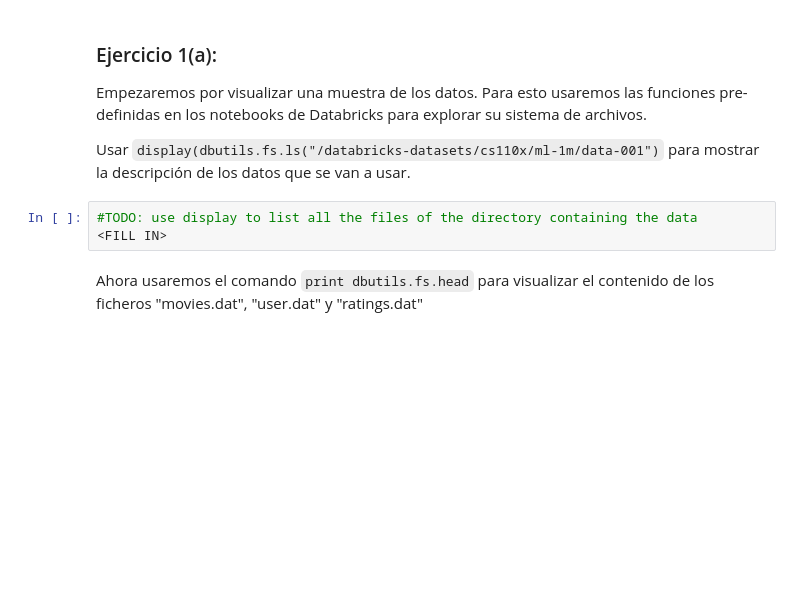
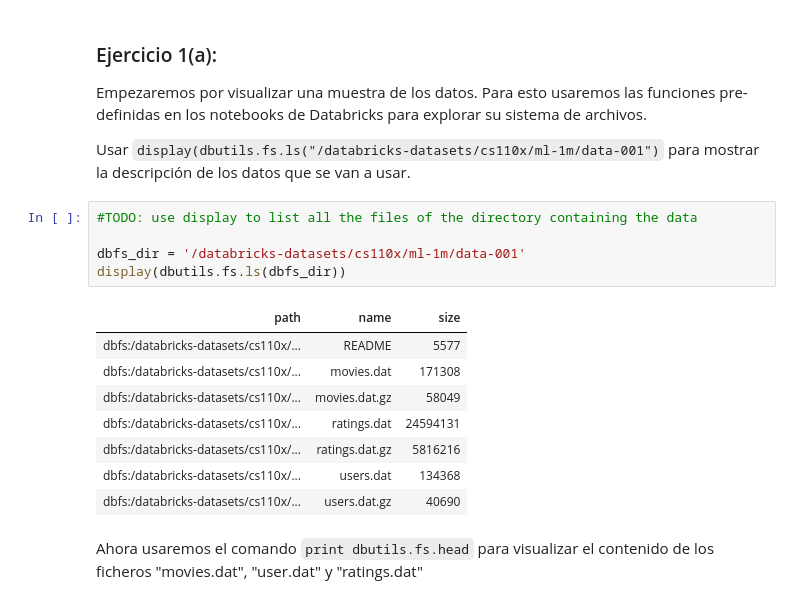
Before and after one commit to fernandoabcampos/big-data, a Jupyter notebook: PEC4/M2.858.PAC4_Clustering.ipynb, the cells around one changed output. Cells and saved outputs as stored; diff of their text form; blank space fills up the shorter version.

```diff
--- a/PEC4/M2.858.PAC4_Clustering.ipynb
+++ b/PEC4/M2.858.PAC4_Clustering.ipynb
@@ -113,7 +115,18 @@ Empezaremos por visualizar una muestra de los datos. Para esto usaremos las func
 Usar `display(dbutils.fs.ls("/databricks-datasets/cs110x/ml-1m/data-001")` para mostrar la descripción de los datos que se van a usar.
 # %%
 #TODO: use display to list all the files of the directory containing the data
-<FILL IN>
+
+dbfs_dir = '/databricks-datasets/cs110x/ml-1m/data-001'
+display(dbutils.fs.ls(dbfs_dir))
+# %% [output]
+| path | name | size |
+| dbfs:/databricks-datasets/cs110x/... | README | 5577 |
+| dbfs:/databricks-datasets/cs110x/... | movies.dat | 171308 |
+| dbfs:/databricks-datasets/cs110x/... | movies.dat.gz | 58049 |
+| dbfs:/databricks-datasets/cs110x/... | ratings.dat | 24594131 |
+| dbfs:/databricks-datasets/cs110x/... | ratings.dat.gz | 5816216 |
+| dbfs:/databricks-datasets/cs110x/... | users.dat | 134368 |
+| dbfs:/databricks-datasets/cs110x/... | users.dat.gz | 40690 |
 # %% [markdown]
 Ahora usaremos el comando `print dbutils.fs.head` para visualizar el contenido de los ficheros "movies.dat", "user.dat" y "ratings.dat"
 # %%
```
Also changed, not shown: parts of 9 cells of this notebook.
